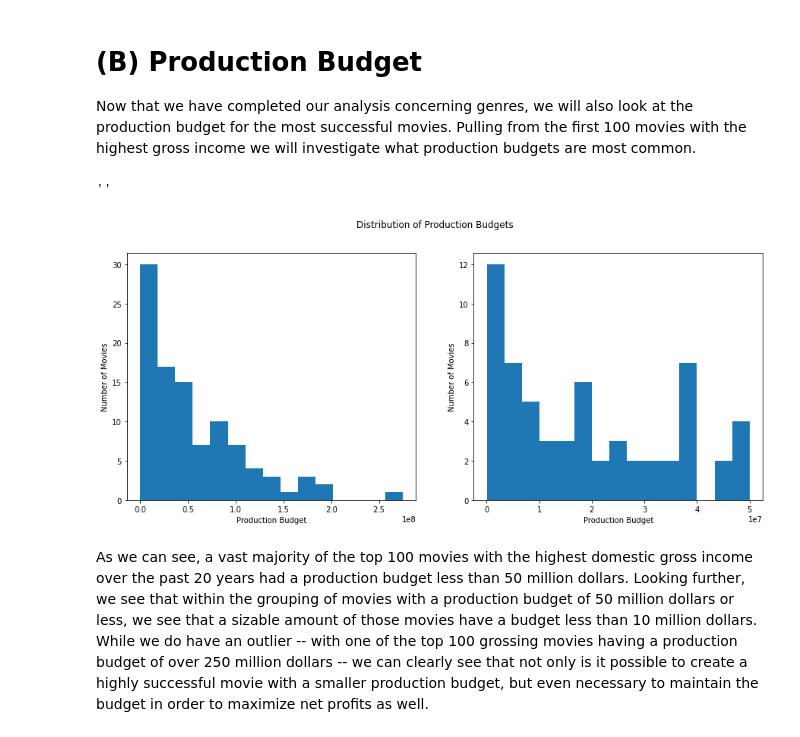
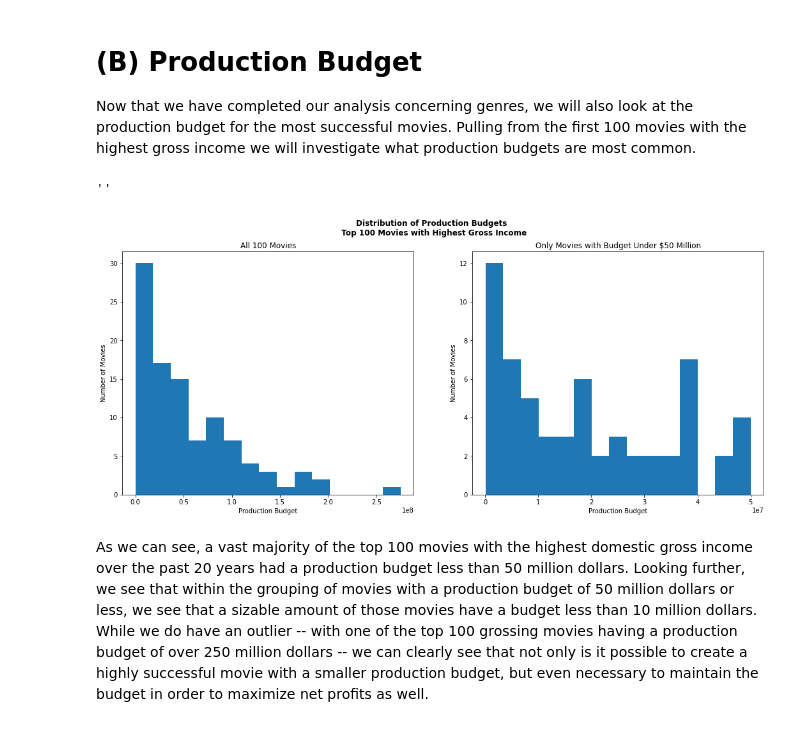
Before and after one commit to Bella3s/movie-analysis-project, a Jupyter notebook: movie_performance_analysis.ipynb, the cells around one changed output. Cells and saved outputs as stored; diff of their text form; code cells hidden in the pictures.

```diff
--- a/movie_performance_analysis.ipynb
+++ b/movie_performance_analysis.ipynb
@@ -780,7 +785,8 @@ top_ten_gross_theNums
 # %% [markdown]
 For this portion, we will make the assumption that the production budget reported equals what the movie actually cost to create.  With this assumption, we can deduce the domestic net income for each movie entry, and then the average net income for each genre.
 # %%
-IMDB_and_theNums_df['domestic_net'] = IMDB_and_theNums_df['domestic_gross_int'] - IMDB_and_theNums_df['production_budget_int']
+IMDB_and_theNums_df['domestic_net'] = IMDB_and_theNums_df['domestic_gross_int'] \
+                                      - IMDB_and_theNums_df['production_budget_int']
 IMDB_and_theNums_df.head()
 # %% [output]
 |  | id | release_date | movie | production_budget | domestic_gross | worldwide_gross | ... |
@@ -1309,21 +1317,25 @@ Now that we have completed our analysis concerning genres, we will also look at
 # %%
 less_than_50mil = top_100_gross[top_100_gross['production_budget_int'] <= 50000000]
 # %%
-fig, ax = plt.subplots(ncols=2, figsize=(15,6))
+fig, ax = plt.subplots(ncols=2, figsize=(18,7))
 
 ax[0].hist(top_100_gross['production_budget_int'], bins=15)
 ax[0].set_xlabel('Production Budget')
 ax[0].set_ylabel('Number of Movies')
+ax[0].set_title('All 100 Movies')
 
 ax[1].hist(less_than_50mil['production_budget_int'], bins=15)
 ax[1].set_xlabel('Production Budget')
 ax[1].set_ylabel('Number of Movies')
+ax[1].set_title('Only Movies with Budget Under $50 Million')
 
-plt.suptitle('Distribution of Production Budgets')
+plt.suptitle('Distribution of Production Budgets \n Top 100 Movies with Highest Gross Income', fontweight='bold')
+
+#plt.savefig('images/distributionProductionBudget.png')
 ;
 # %% [output]
 ''
-[figure, old version]
+[figure, new version]
 # %% [markdown]
 As we can see, a vast majority of the top 100 movies with the highest domestic gross income over the past 20 years had a production budget less than  50 million dollars.  Looking further, we see that within the grouping of movies with a production budget of 50 million dollars or less, we see that a sizable amount of those movies have a budget less than 10 million dollars.  While we do have an outlier -- with one of the top 100 grossing movies having a production budget of over 250 million dollars -- we can clearly see that not only is it possible to create a highly successful movie with a smaller production budget, but even necessary to maintain the budget in order to maximize net profits as well.
 # %% [markdown]
```
Also changed, not shown: parts of 4 cells of this notebook, 3 other files.
